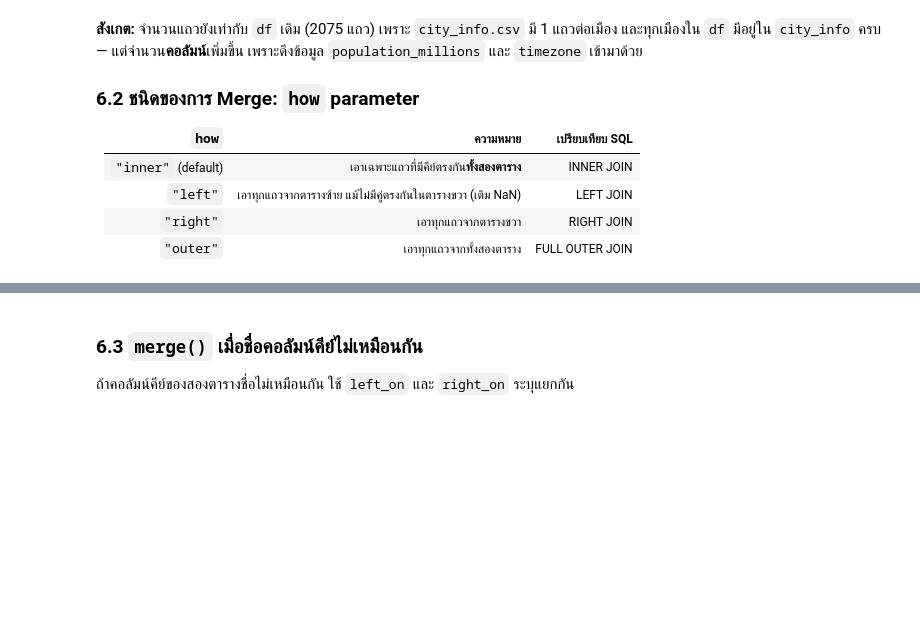
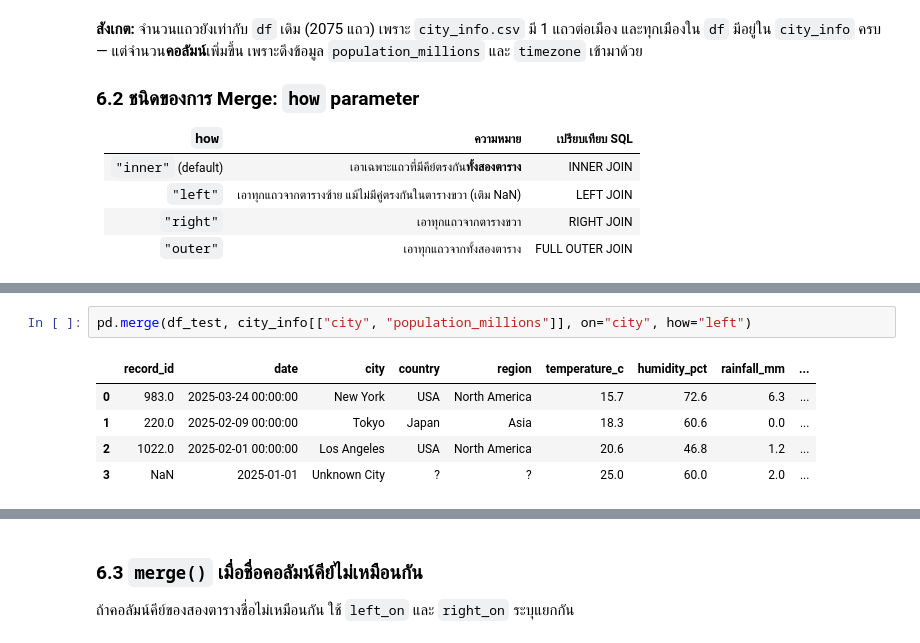
Before and after one commit to phatchariya202/683020589-0_Phatchariya, a Jupyter notebook: Module-A-Notebooks/SC612104_Session09_Pandas_Advanced.ipynb, the cells around one changed output, grey strips where cells are left out. Saved outputs shown, nothing was run; the diff lists cells and outputs as text; blank space fills up the shorter version.

```diff
--- a/Module-A-Notebooks/SC612104_Session09_Pandas_Advanced.ipynb
+++ b/Module-A-Notebooks/SC612104_Session09_Pandas_Advanced.ipynb
@@ -646,0 +662,8 @@ print("\nสังเกต: 'Unknown City' ได้ NaN เพราะไม
+# %%
+pd.merge(df_test, city_info[["city", "population_millions"]], on="city", how="left")
+# %% [output]
+|  | record_id | date | city | country | region | temperature_c | humidity_pct | rainfall_mm | ... |
+| 0 | 983.0 | 2025-03-24 00:00:00 | New York | USA | North America | 15.7 | 72.6 | 6.3 | ... |
+| 1 | 220.0 | 2025-02-09 00:00:00 | Tokyo | Japan | Asia | 18.3 | 60.6 | 0.0 | ... |
+| 2 | 1022.0 | 2025-02-01 00:00:00 | Los Angeles | USA | North America | 20.6 | 46.8 | 1.2 | ... |
+| 3 | NaN | 2025-01-01 | Unknown City | ? | ? | 25.0 | 60.0 | 2.0 | ... |
```
Also changed, not shown: parts of 5 cells of this notebook.
